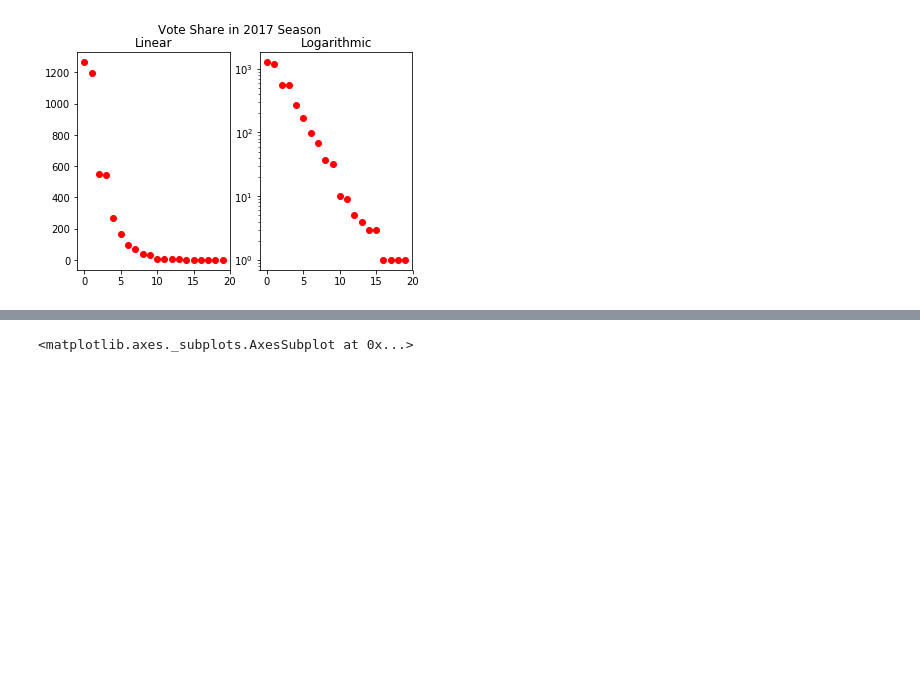
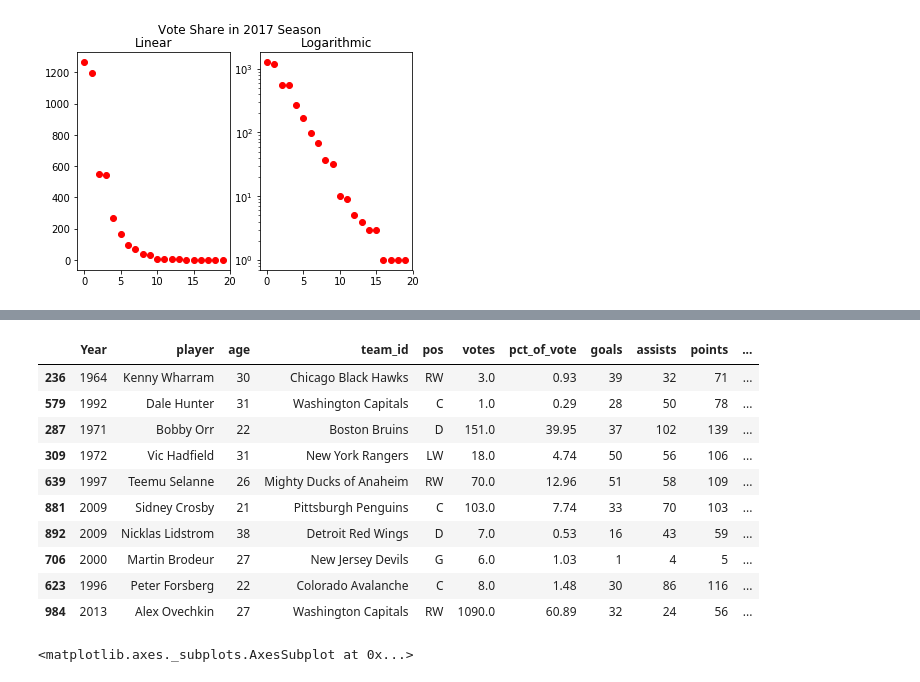
Before and after one commit to dbz10/NHL-Player-Awards, a Jupyter notebook: NHL MVP prediction.ipynb, the cells around one changed output, grey strips where cells are left out. Cells and saved outputs as stored; diff of their text form; code cells hidden in the pictures; blank space fills up the shorter version.

```diff
--- a/NHL MVP prediction.ipynb
+++ b/NHL MVP prediction.ipynb
@@ -22,6 +22,8 @@ from sklearn.svm import SVC
 from sklearn.model_selection import KFold
 
 from sklearn.model_selection import train_test_split
+
+pd.set_option('display.max_columns', 500)
 # %%
 sample_vote = pd.read_csv("2017mvp.csv")
 sample_vote.columns.values
@@ -76,3 +45,75 @@ full_data[full_data['first'].notna()]
+# %%
+
+
+# import full data
+full_data= pd.read_csv("hockey-data-hart.csv")
+full_data=full_data.dropna(axis=0,subset=['pct_of_vote'])
+full_data=full_data.drop(['first','second','third','fourth','fifth'],axis=1)
+
+# let's also drop goalies who are missing save pct, and field players who are missing plus_minus
+full_data = full_data.loc[~((full_data.pos=="G") & full_data.save_pct.isna())]
+full_data = full_data.loc[~((full_data.pos!="G") & full_data.plus_minus.isna())]
+
+# remaining na's should be due to mismatched position with stats. set them to zero
+full_data = full_data.fillna(0)
+
+
+
+
+# for non goalies (goalies), let's replace all goalie (non goalie) stats by zero rather than NaN
+
+
+
+# Create a new feature p_simp, containing the titles of passenger names
+def pos_combine(name):
+    title_search = re.search('(^[A-Z]{1,2})', name)
+    # If the title exists, extract and return it.
+    if title_search:
+        return title_search.group(1)
+    return ""
+
+full_data["pos_simp"] = full_data["pos"].apply(pos_combine)
+
+# for later: one hot encode simple position
+full_data=pd.get_dummies(full_data,columns=['pos_simp'])
+
+
+
+
+
+# # set up data for goalies
+# goalies = full_data[full_data['pos_simp']=='G']
+# goalie_feature_keep = ['player','Year','age','pct_of_vote','wins_goalie',
+#                        'losses_goalie','ties_goalie','goals_against_avg','save_pct','ps']
+
+# goalies=goalies[goalie_feature_keep]
+# goalies = goalies.dropna(axis=0)
+
+# # set up data for non goalies
+# non_goalies = full_data[full_data['pos_simp']!= 'G']
+# non_g_feature_keep = ['Year','player','pos_simp','pct_of_vote','goals','assists','plus_minus','ops','dps']
+# non_goalies = non_goalies[non_g_feature_keep]
+# # throw away players without a plus minus
+# non_goalies=non_goalies.dropna(axis=0,subset=["plus_minus"])
+
+
+
+# stats_train, stats_test = train_test_split(full_data)
+# full_data.pos.unique()
+
+full_data.sample(10)
+# %% [output]
+|  | Year | player | age | team_id | pos | votes | pct_of_vote | goals | assists | points | ... |
+| 236 | 1964 | Kenny Wharram | 30 | Chicago Black Hawks | RW | 3.0 | 0.93 | 39 | 32 | 71 | ... |
+| 579 | 1992 | Dale Hunter | 31 | Washington Capitals | C | 1.0 | 0.29 | 28 | 50 | 78 | ... |
+| 287 | 1971 | Bobby Orr | 22 | Boston Bruins | D | 151.0 | 39.95 | 37 | 102 | 139 | ... |
+| 309 | 1972 | Vic Hadfield | 31 | New York Rangers | LW | 18.0 | 4.74 | 50 | 56 | 106 | ... |
+| 639 | 1997 | Teemu Selanne | 26 | Mighty Ducks of Anaheim | RW | 70.0 | 12.96 | 51 | 58 | 109 | ... |
+| 881 | 2009 | Sidney Crosby | 21 | Pittsburgh Penguins | C | 103.0 | 7.74 | 33 | 70 | 103 | ... |
+| 892 | 2009 | Nicklas Lidstrom | 38 | Detroit Red Wings | D | 7.0 | 0.53 | 16 | 43 | 59 | ... |
+| 706 | 2000 | Martin Brodeur | 27 | New Jersey Devils | G | 6.0 | 1.03 | 1 | 4 | 5 | ... |
+| 623 | 1996 | Peter Forsberg | 22 | Colorado Avalanche | C | 8.0 | 1.48 | 30 | 86 | 116 | ... |
+| 984 | 2013 | Alex Ovechkin | 27 | Washington Capitals | RW | 1090.0 | 60.89 | 32 | 24 | 56 | ... |
 # %%
 # (full_data['pos'].value_counts()/len(full_data)).plot.bar()
 
```
Also changed, not shown: parts of 2 cells of this notebook.
